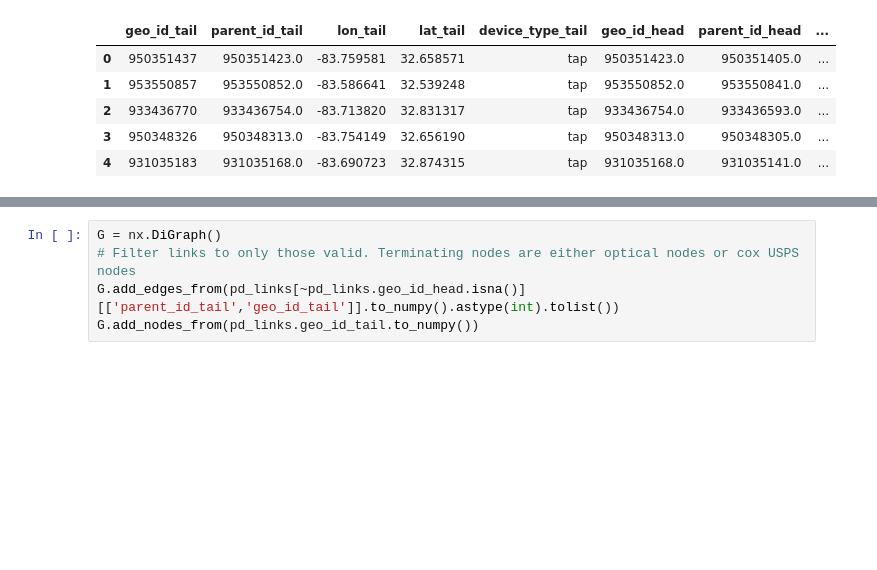
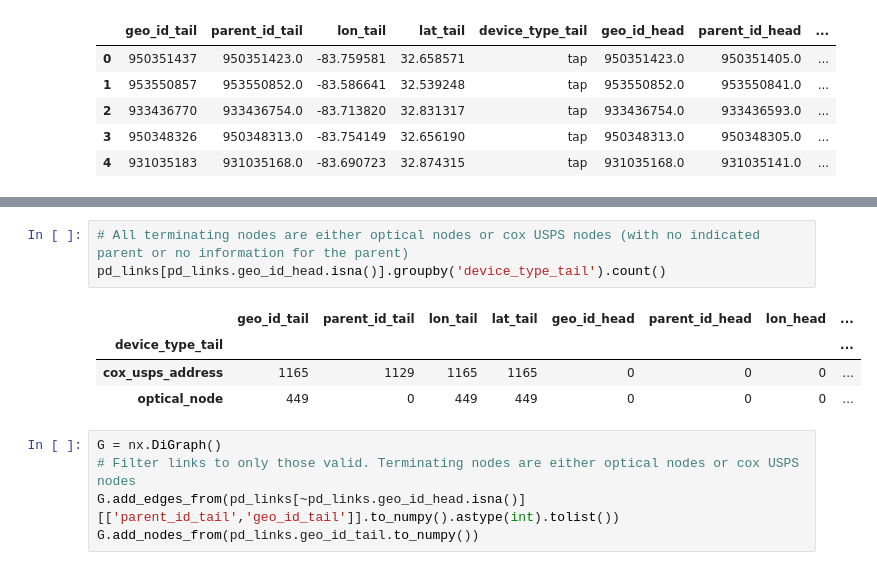
Before and after one commit to myshaw8/CableNetworkAnomaly, a Jupyter notebook: NetworkViz.ipynb, the cells around one changed output, grey strips where cells are left out. Drawn from its saved outputs; the diff is of its cells as text; blank space fills up the shorter version.

```diff
--- a/NetworkViz.ipynb
+++ b/NetworkViz.ipynb
@@ -88,3 +74,11 @@ pd_links.head()
+# %%
+# All terminating nodes are either optical nodes or cox USPS nodes (with no indicated parent or no information for the parent)
+pd_links[pd_links.geo_id_head.isna()].groupby('device_type_tail').count()
+# %% [output]
+|  | geo_id_tail | parent_id_tail | lon_tail | lat_tail | geo_id_head | parent_id_head | lon_head | ... |
+| device_type_tail |  |  |  |  |  |  |  | ... |
+| cox_usps_address | 1165 | 1129 | 1165 | 1165 | 0 | 0 | 0 | ... |
+| optical_node | 449 | 0 | 449 | 449 | 0 | 0 | 0 | ... |
 # %%
 G = nx.DiGraph()
 # Filter links to only those valid. Terminating nodes are either optical nodes or cox USPS nodes
```
Also changed, not shown: parts of 30 cells of this notebook.
